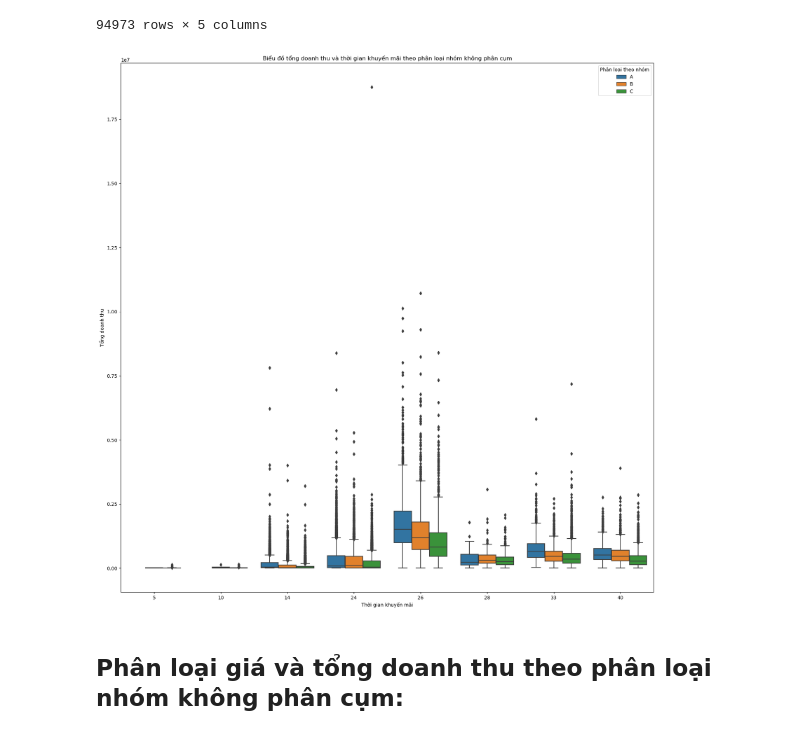
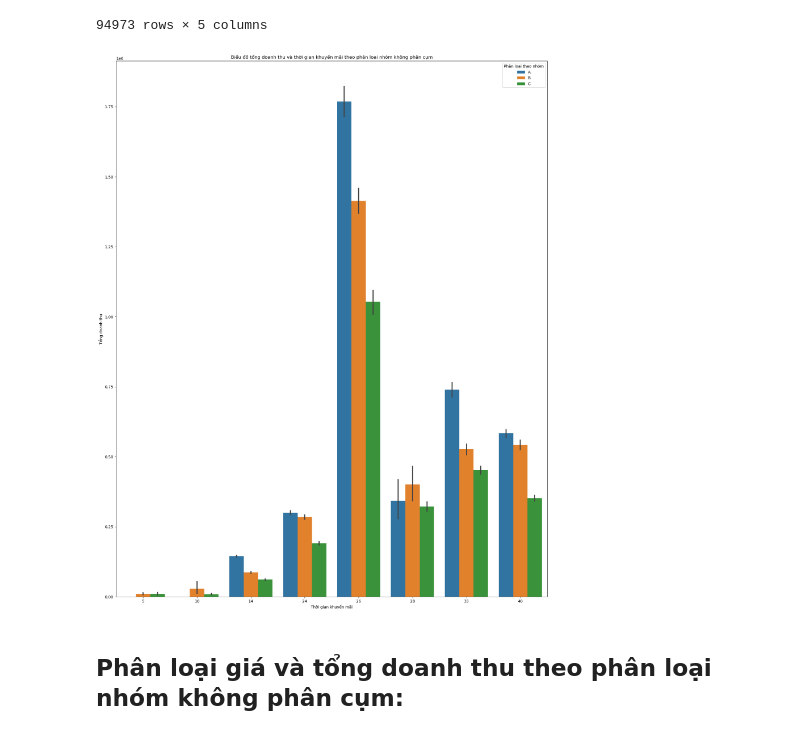
Before and after one commit to tuancaokaizen/dataproject, a Jupyter notebook: taskkdr.ipynb, the cells around one changed output. Saved outputs shown, nothing was run; the diff lists cells and outputs as text; code cells hidden in the pictures.

```diff
--- a/taskkdr.ipynb
+++ b/taskkdr.ipynb
@@ -984,12 +990,12 @@ df_nhomkm_noclust
 | 47486 | 717770 | C | 33 | Trung (15K - 25K) NL | 127713.60 |
 94973 rows × 5 columns
 # %%
-plt.figure(figsize=(20, 20))
-ax = sns.boxplot(df_nhomkm_noclust, x = 'Thời gian khuyến mãi', y = 'Tổng doanh thu', hue = 'Phân loại theo nhóm')
+plt.figure(figsize=(20, 25))
+ax = sns.barplot(df_nhomkm_noclust, x = 'Thời gian khuyến mãi', y = 'Tổng doanh thu', hue = 'Phân loại theo nhóm')
 plt.title('Biểu đồ tổng doanh thu và thời gian khuyến mãi theo phân loại nhóm không phân cụm')
 plt.show();
 # %% [output]
-[figure, old version]
+[figure, new version]
 # %% [markdown]
 ## Phân loại giá và tổng doanh thu theo phân loại nhóm không phân cụm:
 # %%
```
Also changed, not shown: parts of 10 cells of this notebook.
